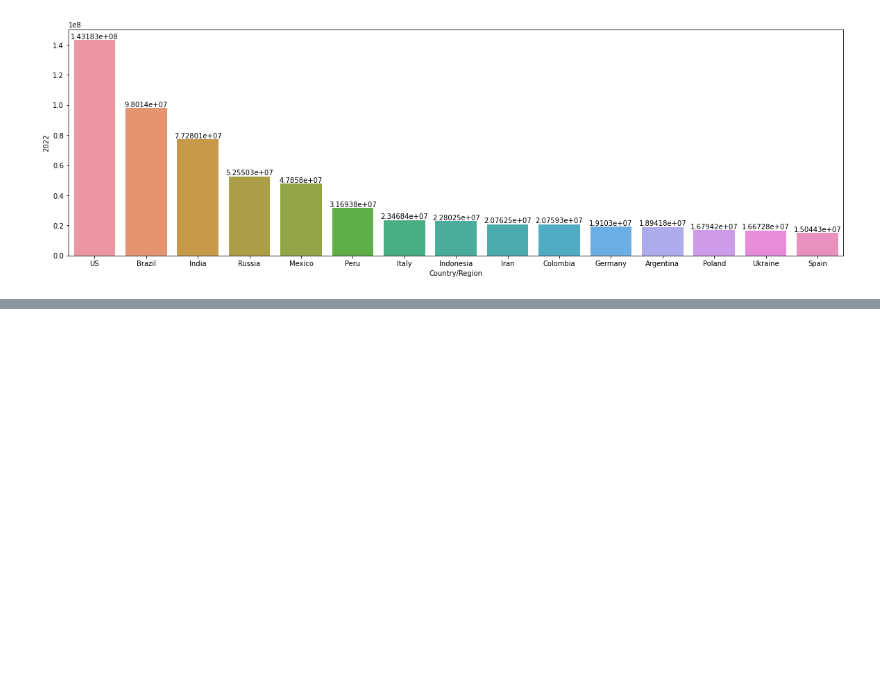
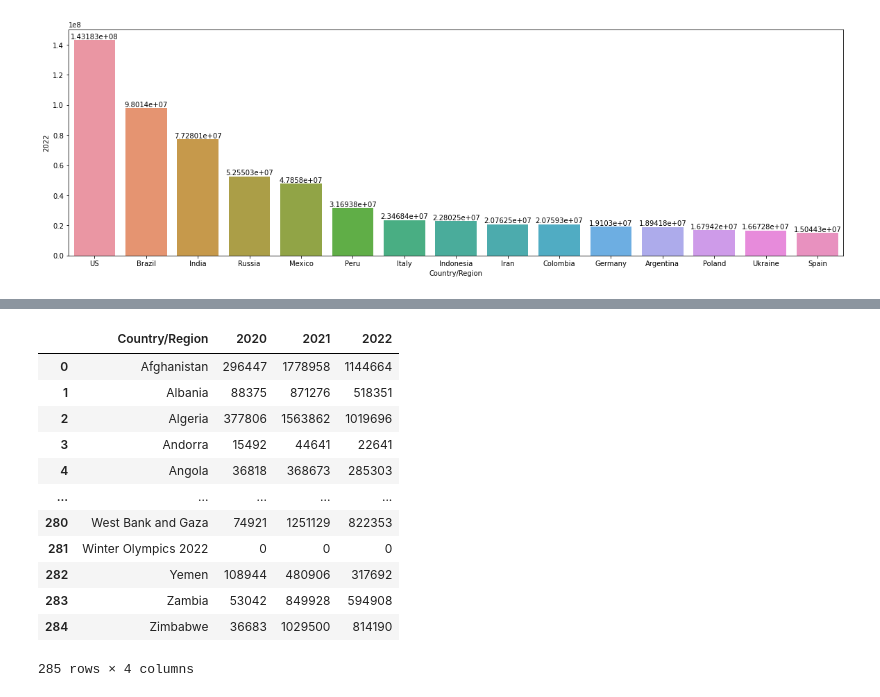
Before and after one commit to Moc967/letscode-desenvolve-dados-gb2, a Jupyter notebook: src/EDA_Covid-19.ipynb, the cells around one changed output, grey strips where cells are left out. Drawn from its saved outputs; the diff is of its cells as text; code cells hidden in the pictures; blank space fills up the shorter version.

```diff
--- a/src/EDA_Covid-19.ipynb
+++ b/src/EDA_Covid-19.ipynb
@@ -323,0 +369,6 @@ py.iplot(data)
+# %%
+df_anual = df_deaths_final.copy
+df_anual = df_anual.drop(df_anual.index[[0,1,2,15,28,34,35,36,37,38,39,40,41,42]])
+
+df_brasil_mensal = df_brasil_mensal.rename({'index': 'dia'}, axis = 1)
+df_brasil_mensal = df_brasil_mensal.rename({31: 'quantidade'}, axis = 1)
@@ -323,0 +378,16 @@ py.iplot(data)
+# %%
+df_anual
+# %% [output]
+|  | Country/Region | 2020 | 2021 | 2022 |
+| 0 | Afghanistan | 296447 | 1778958 | 1144664 |
+| 1 | Albania | 88375 | 871276 | 518351 |
+| 2 | Algeria | 377806 | 1563862 | 1019696 |
+| 3 | Andorra | 15492 | 44641 | 22641 |
+| 4 | Angola | 36818 | 368673 | 285303 |
+| ... | ... | ... | ... | ... |
+| 280 | West Bank and Gaza | 74921 | 1251129 | 822353 |
+| 281 | Winter Olympics 2022 | 0 | 0 | 0 |
+| 282 | Yemen | 108944 | 480906 | 317692 |
+| 283 | Zambia | 53042 | 849928 | 594908 |
+| 284 | Zimbabwe | 36683 | 1029500 | 814190 |
+285 rows × 4 columns
```
Also changed, not shown: parts of 10 cells of this notebook.
